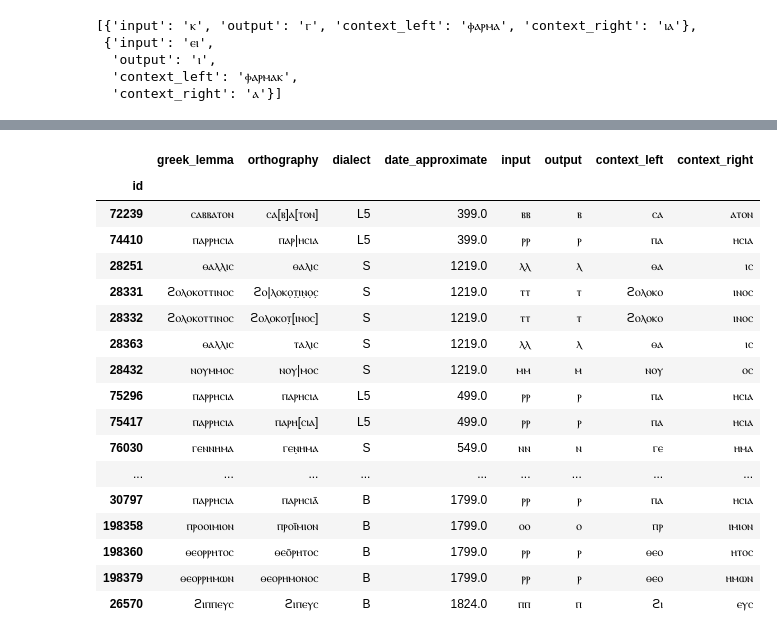
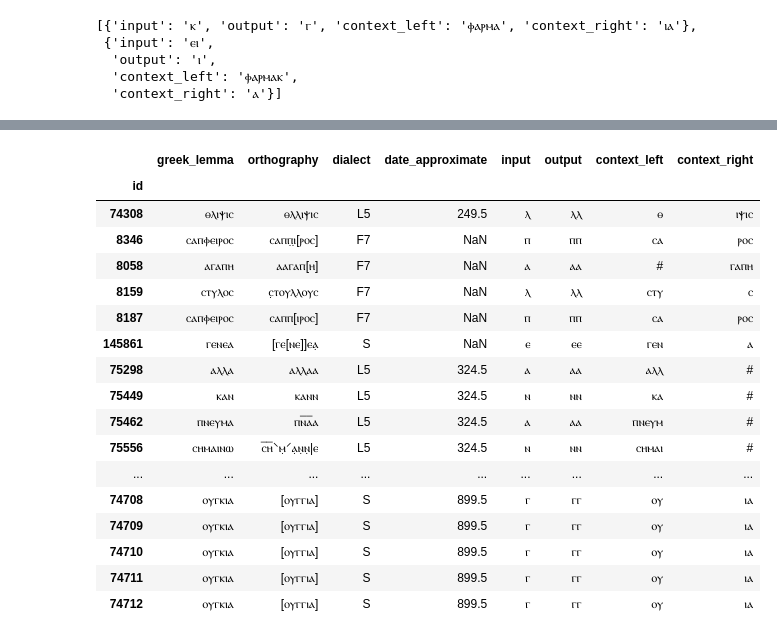
Before and after one commit to kmein/greek-coptic, a Jupyter notebook: greek-coptic.ipynb, the cells around one changed output, grey strips where cells are left out. Saved outputs shown, nothing was run; the diff lists cells and outputs as text; code cells hidden in the pictures.

```diff
--- a/greek-coptic.ipynb
+++ b/greek-coptic.ipynb
@@ -178,0 +180,2 @@ df["date_approximate"] = df["latest"] + df["earliest"] / 2
+# %%
+df_simple = df_simple.dropna(subset={"orthography", "greek_lemma"})
@@ -312,21 +414,7 @@ def fix_gemination(edit):
             "input": edit["context_left"][-1],
             "output": edit["output"][0] * 2,
             "context_left": edit["context_left"][:-1],
-            "context_right": edit["context_right"],
+            "context_right": edit["input"]+edit["context_right"],
         }]
     else:
         return [edit]
-
-fix_gemination({
-    "input": "∅",
-    "output": "ⲗ",
-    "context_left": "ⲁⲣⲭⲁⲅⲅⲉⲗ",
-    "context_right": "ⲟⲥ"
-})
-
-fix_gemination({
-    "input": "ⲁⲓ",
-    "output": "ⲥⲉ",
-    "context_left": "ⲫⲁⲣⲓⲥ",
-    "context_right": "ⲟⲥ"
-})
@@ -470,0 +560,19 @@ list(get_required_edits_improved("ⲙⲁⲥⲧⲓⲝ", "ⲙⲁⲥⲥⲓⲅⲝ"))
+# %%
+def flatmap(func, *iterable):
+    return itertools.chain.from_iterable(map(func, *iterable))
+
+def get_required_edits_improved(x, y):
+    return flatmap(fix_CV_or_VC,
+        map(fix_degemination,
+            flatmap(fix_gemination,
+                map(unprotect_edit,
+                    get_required_edits(
+                        protect_digraphs(x),
+                        protect_digraphs(y)
+                    )
+                )
+            )
+        )
+    )
+
+list(get_required_edits_improved("ⲙⲁⲥⲧⲓⲝ", "ⲙⲁⲥⲥⲓⲅⲝ"))
@@ -488,9 +600,11 @@ df_diff = df_diff[~(
     (df_diff["context_right"] == "#")
     & (
         (df_diff["input"].isin({"ⲥ", "ⲛ"}) & df_diff["output"].isin({"ⲛ", "ⲩ"}) & df_diff["context_left"].str.endswith("ⲟ"))
-        | ((df_diff["input"] == "ⲟⲥ") & (df_diff["output"].isin({"ⲏ", "ⲁ", "ⲱⲛ", "ⲱ", "ⲉ"})))
+        | ((df_diff["input"] == "ⲟⲥ") & (df_diff["output"].isin({"ⲏ", "ⲁ", "ⲱⲛ", "ⲱ", "ⲉ", "ⲟⲩ"})))
+        | ((df_diff["input"] == "ⲟⲛ") & (df_diff["output"] == "ⲁ"))
         | ((df_diff["input"] == "ⲩⲥ") & (df_diff["output"] == "ⲏ"))
         | ((df_diff["input"] == "ⲥ") & (df_diff["output"] == "ⲛ"))
+        | ((df_diff["input"] == "ⲛ") & (df_diff["output"] == "ⲥ"))
     )
 ) & ~(
     (df_diff["context_right"] == "ⲥ")
@@ -514,6 +628,8 @@ blacklist = {
     "ⲥⲱⲧⲏⲣ",
     "ⲡⲛⲉⲩⲙⲁⲧⲓⲕⲟⲥ",
     "ⲇⲉⲓⲛⲁ",
+    "ⲕⲩⲣⲓⲟⲥ",
+    "ⲡⲁⲛⲧⲟⲕⲣⲁⲧⲱⲣ",
     "ⲁⲙⲏⲛ" # sometimes ϥⲑ
 }
 
@@ -625,23 +729,23 @@ df_diff[(df_diff["input"] == "ⲗ") & (df_diff["output"] == "∅")]
 # %%
-df_diff[(df_diff["input"] == df_diff["output"] * 2)]
+df_diff[(df_diff["input"] * 2 == df_diff["output"])]
 # %% [output]
 |  | greek_lemma | orthography | dialect | date_approximate | input | output | context_left | context_right |
 | id |  |  |  |  |  |  |  |  |
-| 72239 | ⲥⲁⲃⲃⲁⲧⲟⲛ | ⲥⲁ[ⲃ]ⲁ[ⲧⲟⲛ] | L5 | 399.0 | ⲃⲃ | ⲃ | ⲥⲁ | ⲁⲧⲟⲛ |
-| 74410 | ⲡⲁⲣⲣⲏⲥⲓⲁ | ⲡⲁⲣ|ⲏⲥⲓⲁ | L5 | 399.0 | ⲣⲣ | ⲣ | ⲡⲁ | ⲏⲥⲓⲁ |
-| 28251 | ⲑⲁⲗⲗⲓⲥ | ⲑⲁⲗⲓⲥ | S | 1219.0 | ⲗⲗ | ⲗ | ⲑⲁ | ⲓⲥ |
-| 28331 | ϩⲟⲗⲟⲕⲟⲧⲧⲓⲛⲟⲥ | ϩⲟ|ⲗⲟⲕⲟ̣ⲧ̣ⲓ̣ⲛ̣ⲟ̣ⲥ̣ | S | 1219.0 | ⲧⲧ | ⲧ | ϩⲟⲗⲟⲕⲟ | ⲓⲛⲟⲥ |
-| 28332 | ϩⲟⲗⲟⲕⲟⲧⲧⲓⲛⲟⲥ | ϩⲟⲗⲟⲕⲟⲧ̣[ⲓⲛⲟⲥ] | S | 1219.0 | ⲧⲧ | ⲧ | ϩⲟⲗⲟⲕⲟ | ⲓⲛⲟⲥ |
-| 28363 | ⲑⲁⲗⲗⲓⲥ | ⲧⲁⲗⲓⲥ | S | 1219.0 | ⲗⲗ | ⲗ | ⲑⲁ | ⲓⲥ |
-| 28432 | ⲛⲟⲩⲙⲙⲟⲥ | ⲛⲟⲩ|ⲙⲟⲥ | S | 1219.0 | ⲙⲙ | ⲙ | ⲛⲟⲩ | ⲟⲥ |
-| 75296 | ⲡⲁⲣⲣⲏⲥⲓⲁ | ⲡⲁⲣⲏⲥⲓⲁ | L5 | 499.0 | ⲣⲣ | ⲣ | ⲡⲁ | ⲏⲥⲓⲁ |
-| 75417 | ⲡⲁⲣⲣⲏⲥⲓⲁ | ⲡⲁⲣⲏ[ⲥⲓⲁ] | L5 | 499.0 | ⲣⲣ | ⲣ | ⲡⲁ | ⲏⲥⲓⲁ |
-| 76030 | ⲅⲉⲛⲛⲏⲙⲁ | ⲅⲉⲛ̣ⲏⲙⲁ | S | 549.0 | ⲛⲛ | ⲛ | ⲅⲉ | ⲏⲙⲁ |
+| 74308 | ⲑⲗⲓⲯⲓⲥ | ⲑⲗⲗⲓⲯⲓⲥ | L5 | 249.5 | ⲗ | ⲗⲗ | ⲑ | ⲓⲯⲓⲥ |
+| 8346 | ⲥⲁⲡⲫⲉⲓⲣⲟⲥ | ⲥⲁⲡⲡ̣ⲓ̣[ⲣⲟⲥ] | F7 | NaN | ⲡ | ⲡⲡ | ⲥⲁ | ⲣⲟⲥ |
+| 8058 | ⲁⲅⲁⲡⲏ | ⲁⲁⲅⲁⲡ[ⲏ] | F7 | NaN | ⲁ | ⲁⲁ | # | ⲅⲁⲡⲏ |
+| 8159 | ⲥⲧⲩⲗⲟⲥ | ⲥ̣ⲧⲟⲩⲗⲗⲟⲩⲥ | F7 | NaN | ⲗ | ⲗⲗ | ⲥⲧⲩ | ⲥ |
+| 8187 | ⲥⲁⲡⲫⲉⲓⲣⲟⲥ | ⲥⲁⲡⲡ[ⲓⲣⲟⲥ] | F7 | NaN | ⲡ | ⲡⲡ | ⲥⲁ | ⲣⲟⲥ |
+| 145861 | ⲅⲉⲛⲉⲁ | [ⲅⲉ[ⲛⲉ]]ⲉⲁ̣ | S | NaN | ⲉ | ⲉⲉ | ⲅⲉⲛ | ⲁ |
+| 75298 | ⲁⲗⲗⲁ | ⲁⲗⲗⲁⲁ | L5 | 324.5 | ⲁ | ⲁⲁ | ⲁⲗⲗ | # |
+| 75449 | ⲕⲁⲛ | ⲕⲁⲛⲛ | L5 | 324.5 | ⲛ | ⲛⲛ | ⲕⲁ | # |
+| 75462 | ⲡⲛⲉⲩⲙⲁ | ⲡⲛ︦ⲁ︦ⲁ | L5 | 324.5 | ⲁ | ⲁⲁ | ⲡⲛⲉⲩⲙ | # |
+| 75556 | ⲥⲏⲙⲁⲓⲛⲱ | ⲥ︦ⲏ︦⸌ⲙ̣⸍ⲁ̣ⲛ̣ⲛ̣|ⲉ | L5 | 324.5 | ⲛ | ⲛⲛ | ⲥⲏⲙⲁⲓ | # |
 | ... | ... | ... | ... | ... | ... | ... | ... | ... |
-| 30797 | ⲡⲁⲣⲣⲏⲥⲓⲁ | ⲡⲁⲣⲏⲥⲓⲁ̄ | B | 1799.0 | ⲣⲣ | ⲣ | ⲡⲁ | ⲏⲥⲓⲁ |
-| 198358 | ⲡⲣⲟⲟⲓⲙⲓⲟⲛ | ⲡⲣⲟⲓ̄ⲙⲓⲟⲛ | B | 1799.0 | ⲟⲟ | ⲟ | ⲡⲣ | ⲓⲙⲓⲟⲛ |
-| 198360 | ⲑⲉⲟⲣⲣⲏⲧⲟⲥ | ⲑⲉⲟ̄ⲣⲏⲧⲟⲥ | B | 1799.0 | ⲣⲣ | ⲣ | ⲑⲉⲟ | ⲏⲧⲟⲥ |
-| 198379 | ⲑⲉⲟⲣⲣⲏⲙⲱⲛ | ⲑⲉⲟⲣⲏⲙⲟⲛⲟⲥ | B | 1799.0 | ⲣⲣ | ⲣ | ⲑⲉⲟ | ⲏⲙⲱⲛ |
-| 26570 | ϩⲓⲡⲡⲉⲩⲥ | ϩⲓⲡⲉⲩⲥ | B | 1824.0 | ⲡⲡ | ⲡ | ϩⲓ | ⲉⲩⲥ |
+| 74708 | ⲟⲩⲅⲕⲓⲁ | [ⲟⲩⲅⲅⲓⲁ] | S | 899.5 | ⲅ | ⲅⲅ | ⲟⲩ | ⲓⲁ |
+| 74709 | ⲟⲩⲅⲕⲓⲁ | [ⲟⲩⲅⲅⲓⲁ] | S | 899.5 | ⲅ | ⲅⲅ | ⲟⲩ | ⲓⲁ |
+| 74710 | ⲟⲩⲅⲕⲓⲁ | [ⲟⲩⲅⲅⲓⲁ] | S | 899.5 | ⲅ | ⲅⲅ | ⲟⲩ | ⲓⲁ |
+| 74711 | ⲟⲩⲅⲕⲓⲁ | [ⲟⲩⲅⲅⲓⲁ] | S | 899.5 | ⲅ | ⲅⲅ | ⲟⲩ | ⲓⲁ |
+| 74712 | ⲟⲩⲅⲕⲓⲁ | [ⲟⲩⲅⲅⲓⲁ] | S | 899.5 | ⲅ | ⲅⲅ | ⲟⲩ | ⲓⲁ |
 # %%
 list(get_required_edits("ⲁⲣⲉⲧⲏ", "ⲁⲣⲏⲧⲉ"))
```
Also changed, not shown: parts of 74 cells of this notebook.
